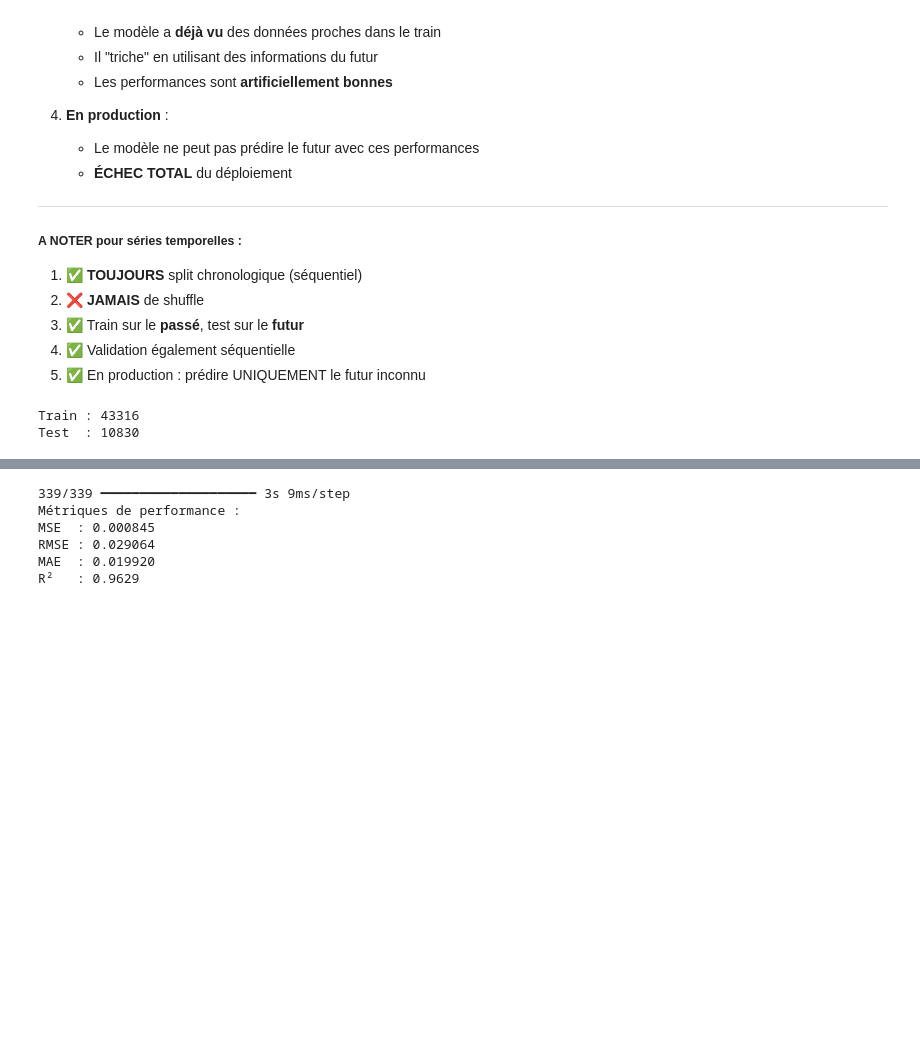
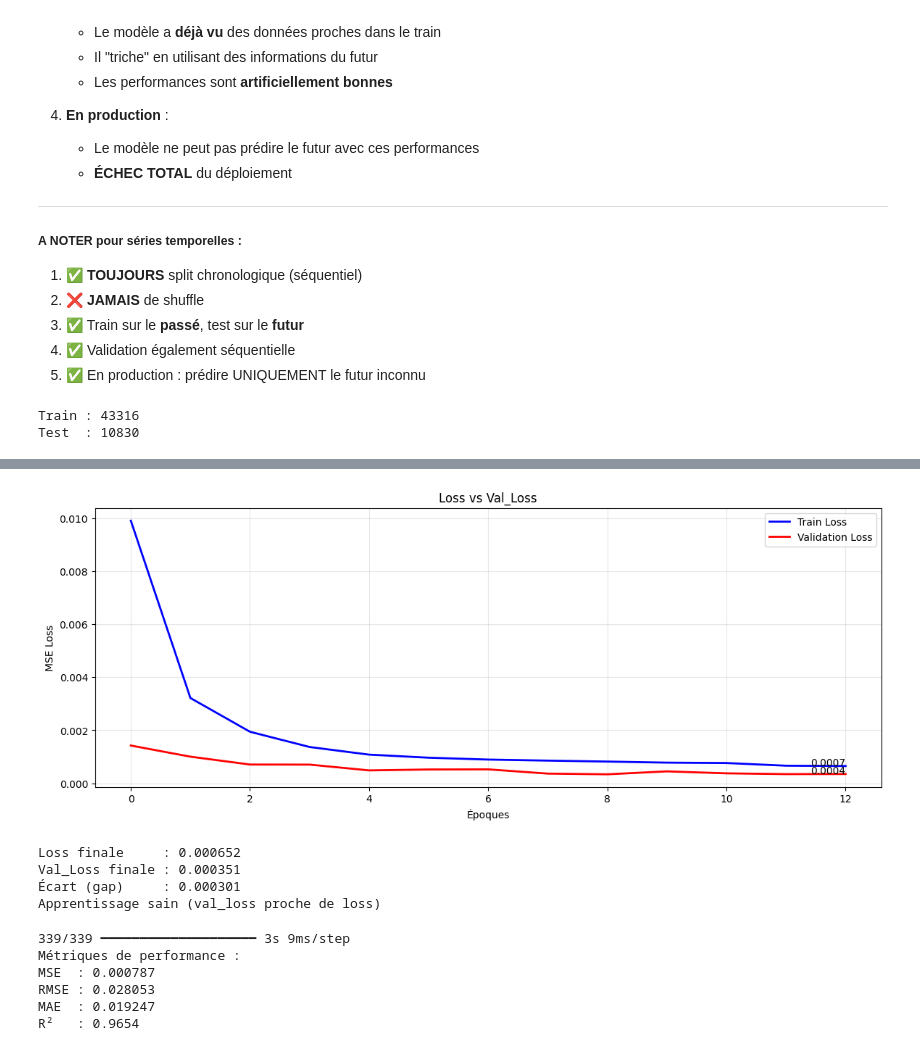
Before and after one commit to manalfarouq/EcoVolt-LoadForecast-LSTM, a Jupyter notebook: notebooks/ecovolt_prediction.ipynb, the cells around one changed output, grey strips where cells are left out. Drawn from its saved outputs; the diff is of its cells as text; code cells hidden in the pictures; blank space fills up the shorter version.

```diff
--- a/notebooks/ecovolt_prediction.ipynb
+++ b/notebooks/ecovolt_prediction.ipynb
@@ -318,18 +362,12 @@ from tensorflow.keras.models import Sequential
 from tensorflow.keras.layers import LSTM, Dense, Dropout, Bidirectional
 
 model = Sequential([
-    LSTM(128, input_shape=(window_size, X.shape[2]), return_sequences=False),  # 64 → 128
+    LSTM(128, input_shape=(window_size, X.shape[2])),  # 64 → 128
     Dropout(0.2),
-    Dense(64, activation='relu'),  # 32 → 64
+    Dense(64, activation='relu'),
     Dropout(0.2),
     Dense(1)
 ])
 
-model.compile(optimizer='adam', loss='mse', metrics=['mae'])
-
-model.compile(
-    optimizer='adam',
-    loss='huber',  # Plus robuste aux outliers que MSE
-    metrics=['mae', 'mse']
-)
+model.compile(optimizer='adam', loss='mse')
 # %% [output]
@@ -398,3 +494,43 @@ Epoch 19: val_loss did not improve from 0.00016
+# %%
+import matplotlib.pyplot as plt
+
+# Visualisation des courbes d'entraînement
+plt.figure(figsize=(14, 5))
+
+plt.plot(history.history['loss'], label='Train Loss', color='blue', linewidth=2)
+plt.plot(history.history['val_loss'], label='Validation Loss', color='red', linewidth=2)
+plt.title('Loss vs Val_Loss')
+plt.xlabel('Époques')
+plt.ylabel('MSE Loss')
+plt.legend()
+plt.grid(alpha=0.3)
+
+# Annoter les dernières valeurs
+final_loss = history.history['loss'][-1]
+final_val_loss = history.history['val_loss'][-1]
+plt.text(len(history.history['loss'])-1, final_loss, f'{final_loss:.4f}', ha='right')
+plt.text(len(history.history['val_loss'])-1, final_val_loss, f'{final_val_loss:.4f}', ha='right')
+
+plt.show()
+
+# Analyse rapide
+gap = abs(final_val_loss - final_loss)
+print(f"Loss finale     : {final_loss:.6f}")
+print(f"Val_Loss finale : {final_val_loss:.6f}")
+print(f"Écart (gap)     : {gap:.6f}")
+
+if final_val_loss > final_loss * 1.3:
+    print("WARNING : Début d'overfitting détecté (val_loss > 30% de loss)")
+elif final_val_loss <= final_loss * 1.2:
+    print("Apprentissage sain (val_loss proche de loss)")
+else:
+    print("Apprentissage acceptable")
+# %% [output]
+[figure, added]
+Loss finale     : 0.000652
+Val_Loss finale : 0.000351
+Écart (gap)     : 0.000301
+Apprentissage sain (val_loss proche de loss)
 # %%
 from sklearn.metrics import mean_squared_error, mean_absolute_error, r2_score
 
@@ -414,7 +550,7 @@ print(f"R²   : {r2:.4f}")
 # %% [output]
 339/339 ━━━━━━━━━━━━━━━━━━━━ 3s 9ms/step
 Métriques de performance :
-MSE  : 0.000845
-RMSE : 0.029064
-MAE  : 0.019920
-R²   : 0.9629
+MSE  : 0.000787
+RMSE : 0.028053
+MAE  : 0.019247
+R²   : 0.9654
```
Also changed, not shown: parts of 4 cells of this notebook.
